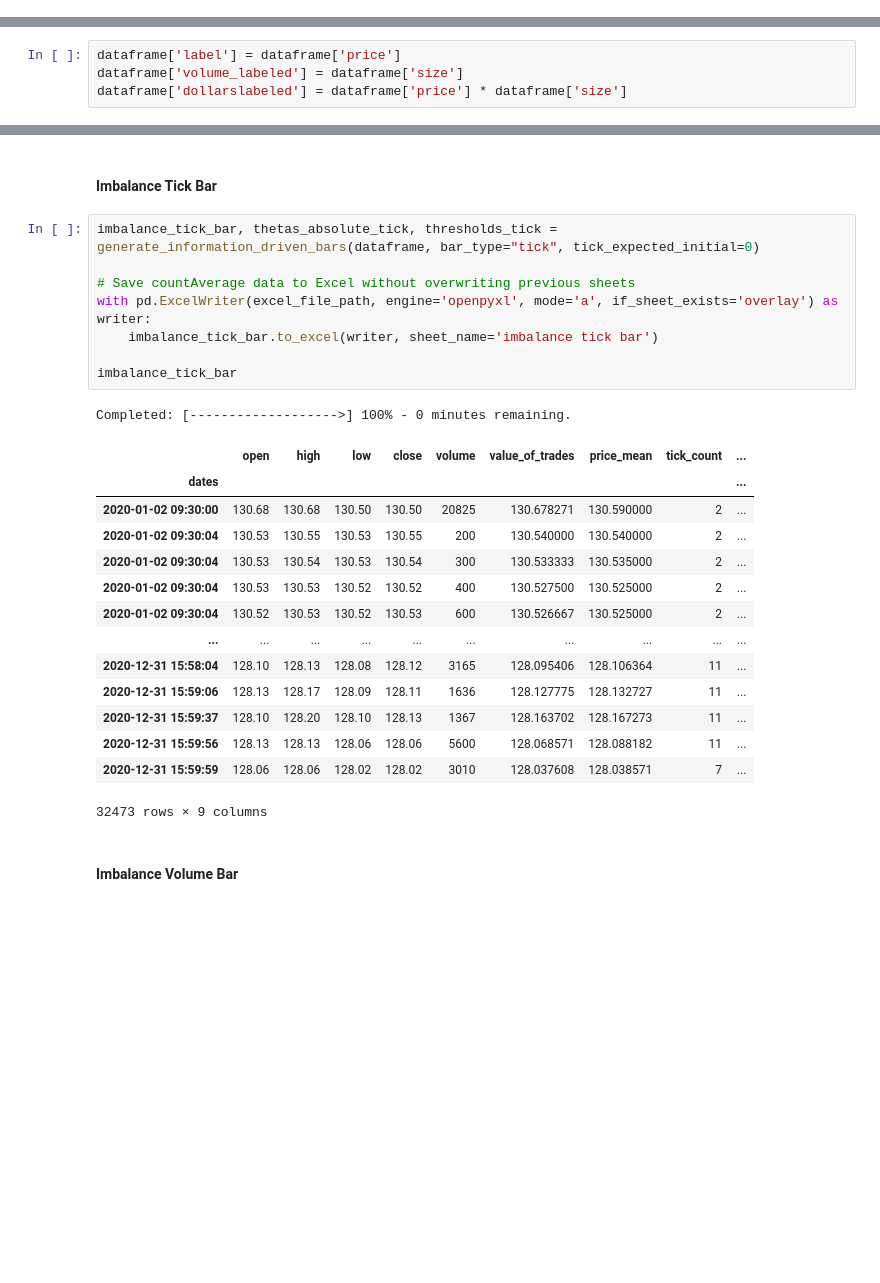
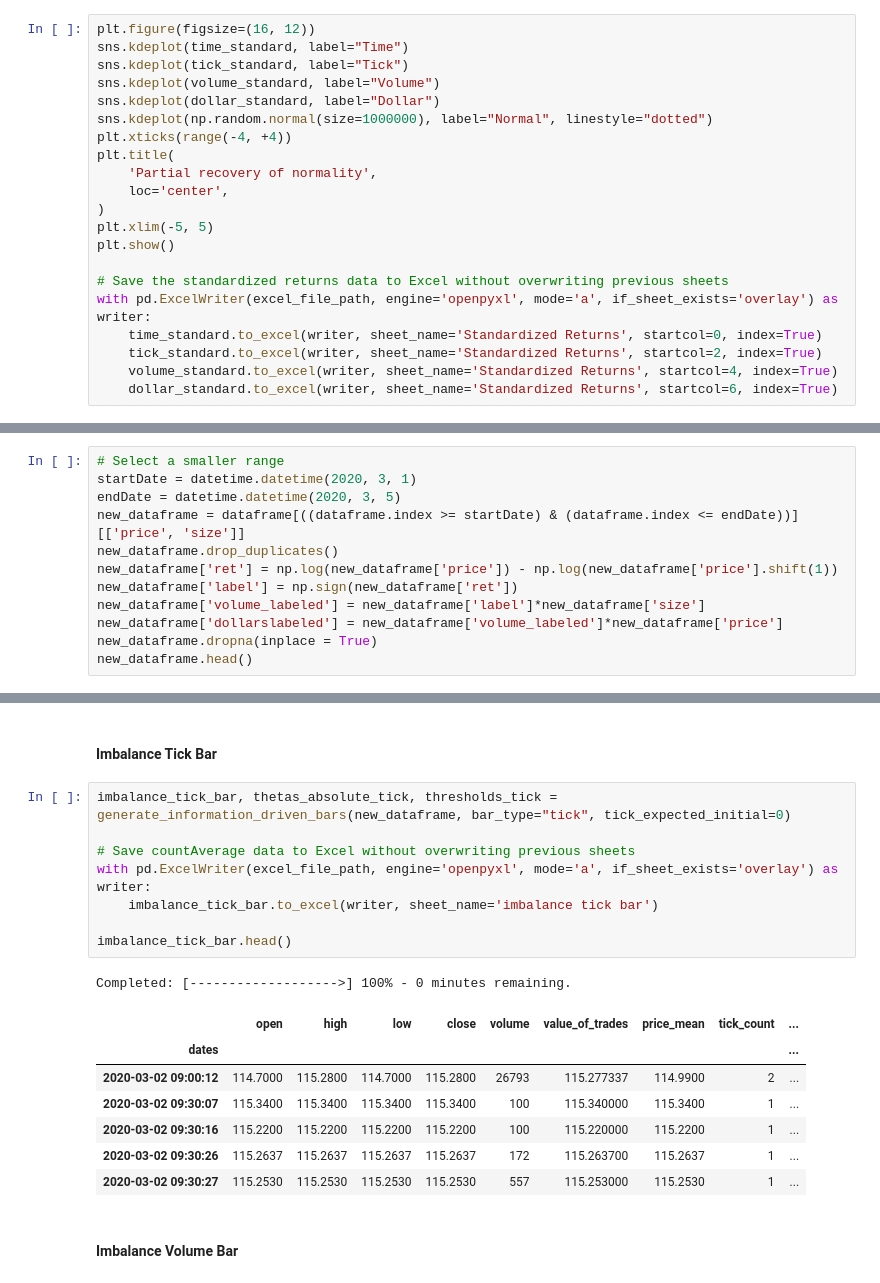
Before and after one commit to RiskLabAI/Notebooks.py, a Jupyter notebook: data/structures/Financial Data Structures.ipynb, the cells around one changed output, grey strips where cells are left out. Cells and saved outputs as stored; diff of their text form; blank space fills up the shorter version.

```diff
--- a/data/structures/Financial Data Structures.ipynb
+++ b/data/structures/Financial Data Structures.ipynb
@@ -59,0 +266,21 @@ wb = load_workbook(excel_file_path) if os.path.exists(excel_file_path) else None
+# %%
+plt.figure(figsize=(16, 12))
+sns.kdeplot(time_standard, label="Time")
+sns.kdeplot(tick_standard, label="Tick")
+sns.kdeplot(volume_standard, label="Volume")
+sns.kdeplot(dollar_standard, label="Dollar")
+sns.kdeplot(np.random.normal(size=1000000), label="Normal", linestyle="dotted")
+plt.xticks(range(-4, +4))
+plt.title(
+    'Partial recovery of normality',
+    loc='center',
+)
+plt.xlim(-5, 5)
+plt.show()
+
+# Save the standardized returns data to Excel without overwriting previous sheets
+with pd.ExcelWriter(excel_file_path, engine='openpyxl', mode='a', if_sheet_exists='overlay') as writer:
+    time_standard.to_excel(writer, sheet_name='Standardized Returns', startcol=0, index=True)
+    tick_standard.to_excel(writer, sheet_name='Standardized Returns', startcol=2, index=True)
+    volume_standard.to_excel(writer, sheet_name='Standardized Returns', startcol=4, index=True)
+    dollar_standard.to_excel(writer, sheet_name='Standardized Returns', startcol=6, index=True)
@@ -292,6 +703,2 @@ plt.show()
 # %% [markdown]
 ### Information-Driven Bars
-# %%
-dataframe['label'] = dataframe['price']
-dataframe['volume_labeled'] = dataframe['size']
-dataframe['dollarslabeled'] = dataframe['price'] * dataframe['size']
@@ -297,0 +707,12 @@ dataframe['dollarslabeled'] = dataframe['price'] * dataframe['size']
+# %%
+# Select a smaller range
+startDate = datetime.datetime(2020, 3, 1)
+endDate = datetime.datetime(2020, 3, 5)
+new_dataframe = dataframe[((dataframe.index >= startDate) & (dataframe.index <= endDate))][['price', 'size']]
+new_dataframe.drop_duplicates()
+new_dataframe['ret'] = np.log(new_dataframe['price']) - np.log(new_dataframe['price'].shift(1))
+new_dataframe['label'] = np.sign(new_dataframe['ret'])
+new_dataframe['volume_labeled'] = new_dataframe['label']*new_dataframe['size']
+new_dataframe['dollarslabeled'] = new_dataframe['volume_labeled']*new_dataframe['price']
+new_dataframe.dropna(inplace = True)
+new_dataframe.head()
@@ -298,29 +727,22 @@ dataframe['dollarslabeled'] = dataframe['price'] * dataframe['size']
 # %% [markdown]
 #### Imbalance Tick Bar
 # %%
-imbalance_tick_bar, thetas_absolute_tick, thresholds_tick = generate_information_driven_bars(dataframe, bar_type="tick", tick_expected_initial=0)
+imbalance_tick_bar, thetas_absolute_tick, thresholds_tick = generate_information_driven_bars(new_dataframe, bar_type="tick", tick_expected_initial=0)
 
 # Save countAverage data to Excel without overwriting previous sheets
 with pd.ExcelWriter(excel_file_path, engine='openpyxl', mode='a', if_sheet_exists='overlay') as writer:
     imbalance_tick_bar.to_excel(writer, sheet_name='imbalance tick bar')
 
-imbalance_tick_bar
+imbalance_tick_bar.head()
 # %% [output]
 Completed: [------------------->] 100% - 0 minutes remaining.
 |  | open | high | low | close | volume | value_of_trades | price_mean | tick_count | ... |
 | dates |  |  |  |  |  |  |  |  | ... |
-| 2020-01-02 09:30:00 | 130.68 | 130.68 | 130.50 | 130.50 | 20825 | 130.678271 | 130.590000 | 2 | ... |
-| 2020-01-02 09:30:04 | 130.53 | 130.55 | 130.53 | 130.55 | 200 | 130.540000 | 130.540000 | 2 | ... |
-| 2020-01-02 09:30:04 | 130.53 | 130.54 | 130.53 | 130.54 | 300 | 130.533333 | 130.535000 | 2 | ... |
-| 2020-01-02 09:30:04 | 130.53 | 130.53 | 130.52 | 130.52 | 400 | 130.527500 | 130.525000 | 2 | ... |
-| 2020-01-02 09:30:04 | 130.52 | 130.53 | 130.52 | 130.53 | 600 | 130.526667 | 130.525000 | 2 | ... |
-| ... | ... | ... | ... | ... | ... | ... | ... | ... | ... |
-| 2020-12-31 15:58:04 | 128.10 | 128.13 | 128.08 | 128.12 | 3165 | 128.095406 | 128.106364 | 11 | ... |
-| 2020-12-31 15:59:06 | 128.13 | 128.17 | 128.09 | 128.11 | 1636 | 128.127775 | 128.132727 | 11 | ... |
-| 2020-12-31 15:59:37 | 128.10 | 128.20 | 128.10 | 128.13 | 1367 | 128.163702 | 128.167273 | 11 | ... |
-| 2020-12-31 15:59:56 | 128.13 | 128.13 | 128.06 | 128.06 | 5600 | 128.068571 | 128.088182 | 11 | ... |
-| 2020-12-31 15:59:59 | 128.06 | 128.06 | 128.02 | 128.02 | 3010 | 128.037608 | 128.038571 | 7 | ... |
+| 2020-03-02 09:00:12 | 114.7000 | 115.2800 | 114.7000 | 115.2800 | 26793 | 115.277337 | 114.9900 | 2 | ... |
+| 2020-03-02 09:30:07 | 115.3400 | 115.3400 | 115.3400 | 115.3400 | 100 | 115.340000 | 115.3400 | 1 | ... |
+| 2020-03-02 09:30:16 | 115.2200 | 115.2200 | 115.2200 | 115.2200 | 100 | 115.220000 | 115.2200 | 1 | ... |
+| 2020-03-02 09:30:26 | 115.2637 | 115.2637 | 115.2637 | 115.2637 | 172 | 115.263700 | 115.2637 | 1 | ... |
+| 2020-03-02 09:30:27 | 115.2530 | 115.2530 | 115.2530 | 115.2530 | 557 | 115.253000 | 115.2530 | 1 | ... |
-32473 rows × 9 columns
 # %% [markdown]
 #### Imbalance Volume Bar
 # %%
```
Also changed, not shown: parts of 87 cells of this notebook, 7 other files.
